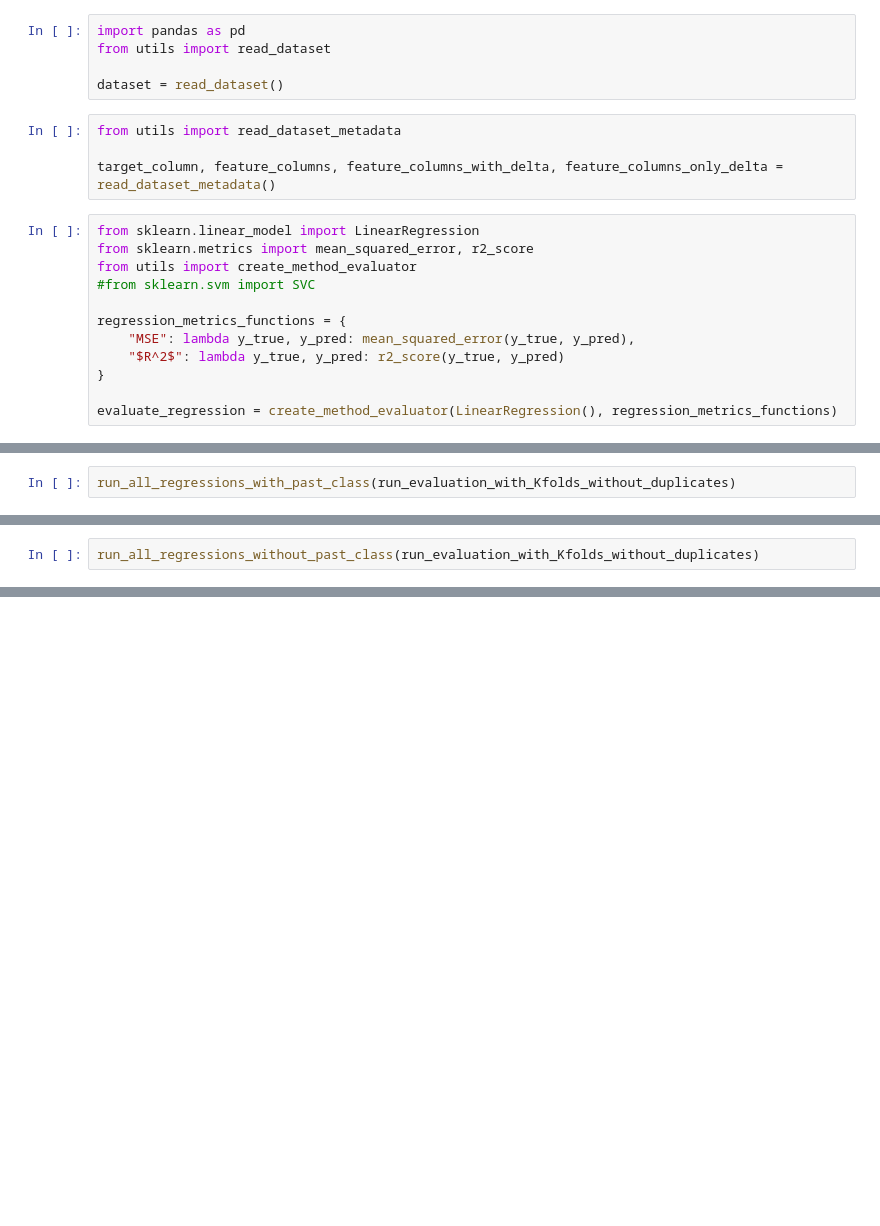
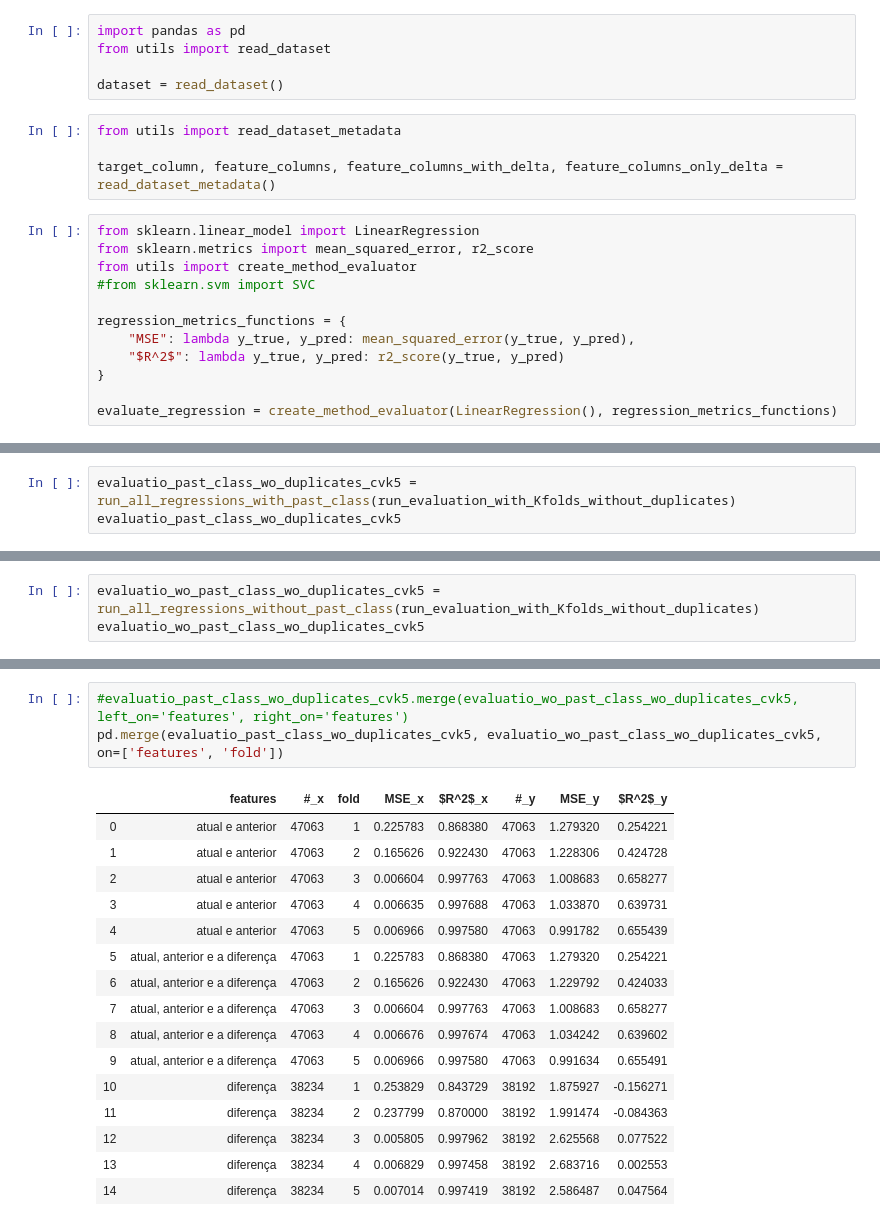
Before and after one commit to analuizatrz/wiki-experiments, a Jupyter notebook: regression-experiment.ipynb, the cells around one changed output, grey strips where cells are left out. Drawn from its saved outputs; the diff is of its cells as text; blank space fills up the shorter version.

```diff
--- a/regression-experiment.ipynb
+++ b/regression-experiment.ipynb
@@ -110,2 +93,0 @@ número de instâncias total: 54834
-# %%
-run_all_regressions_with_past_class(run_evaluation_with_Kfolds_without_duplicates)
@@ -119,2 +93,0 @@ run_all_regressions_without_past_class(run_evaluation_without_duplicates)
-# %%
-run_all_regressions_without_past_class(run_evaluation_with_Kfolds_without_duplicates)
@@ -120,0 +112,3 @@ run_all_regressions_without_past_class(run_evaluation_with_Kfolds_without_duplic
+# %%
+evaluatio_past_class_wo_duplicates_cvk5 = run_all_regressions_with_past_class(run_evaluation_with_Kfolds_without_duplicates)
+evaluatio_past_class_wo_duplicates_cvk5
@@ -120,0 +151,3 @@ run_all_regressions_without_past_class(run_evaluation_with_Kfolds_without_duplic
+# %%
+evaluatio_wo_past_class_wo_duplicates_cvk5 = run_all_regressions_without_past_class(run_evaluation_with_Kfolds_without_duplicates)
+evaluatio_wo_past_class_wo_duplicates_cvk5
@@ -120,0 +186,20 @@ run_all_regressions_without_past_class(run_evaluation_with_Kfolds_without_duplic
+# %%
+#evaluatio_past_class_wo_duplicates_cvk5.merge(evaluatio_wo_past_class_wo_duplicates_cvk5, left_on='features', right_on='features')
+pd.merge(evaluatio_past_class_wo_duplicates_cvk5, evaluatio_wo_past_class_wo_duplicates_cvk5, on=['features', 'fold'])
+# %% [output]
+|  | features | #_x | fold | MSE_x | $R^2$_x | #_y | MSE_y | $R^2$_y |
+| 0 | atual e anterior | 47063 | 1 | 0.225783 | 0.868380 | 47063 | 1.279320 | 0.254221 |
+| 1 | atual e anterior | 47063 | 2 | 0.165626 | 0.922430 | 47063 | 1.228306 | 0.424728 |
+| 2 | atual e anterior | 47063 | 3 | 0.006604 | 0.997763 | 47063 | 1.008683 | 0.658277 |
+| 3 | atual e anterior | 47063 | 4 | 0.006635 | 0.997688 | 47063 | 1.033870 | 0.639731 |
+| 4 | atual e anterior | 47063 | 5 | 0.006966 | 0.997580 | 47063 | 0.991782 | 0.655439 |
+| 5 | atual, anterior e a diferença | 47063 | 1 | 0.225783 | 0.868380 | 47063 | 1.279320 | 0.254221 |
+| 6 | atual, anterior e a diferença | 47063 | 2 | 0.165626 | 0.922430 | 47063 | 1.229792 | 0.424033 |
+| 7 | atual, anterior e a diferença | 47063 | 3 | 0.006604 | 0.997763 | 47063 | 1.008683 | 0.658277 |
+| 8 | atual, anterior e a diferença | 47063 | 4 | 0.006676 | 0.997674 | 47063 | 1.034242 | 0.639602 |
+| 9 | atual, anterior e a diferença | 47063 | 5 | 0.006966 | 0.997580 | 47063 | 0.991634 | 0.655491 |
+| 10 | diferença | 38234 | 1 | 0.253829 | 0.843729 | 38192 | 1.875927 | -0.156271 |
+| 11 | diferença | 38234 | 2 | 0.237799 | 0.870000 | 38192 | 1.991474 | -0.084363 |
+| 12 | diferença | 38234 | 3 | 0.005805 | 0.997962 | 38192 | 2.625568 | 0.077522 |
+| 13 | diferença | 38234 | 4 | 0.006829 | 0.997458 | 38192 | 2.683716 | 0.002553 |
+| 14 | diferença | 38234 | 5 | 0.007014 | 0.997419 | 38192 | 2.586487 | 0.047564 |
```
Also changed, not shown: parts of 15 cells of this notebook, 1 other file.
